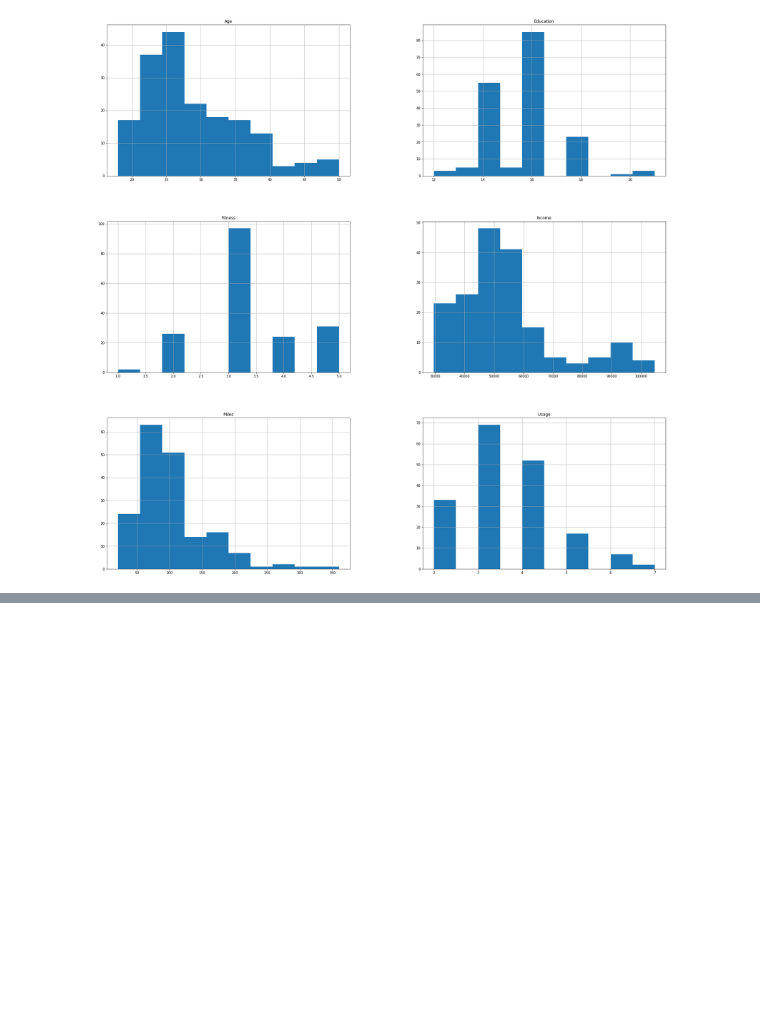
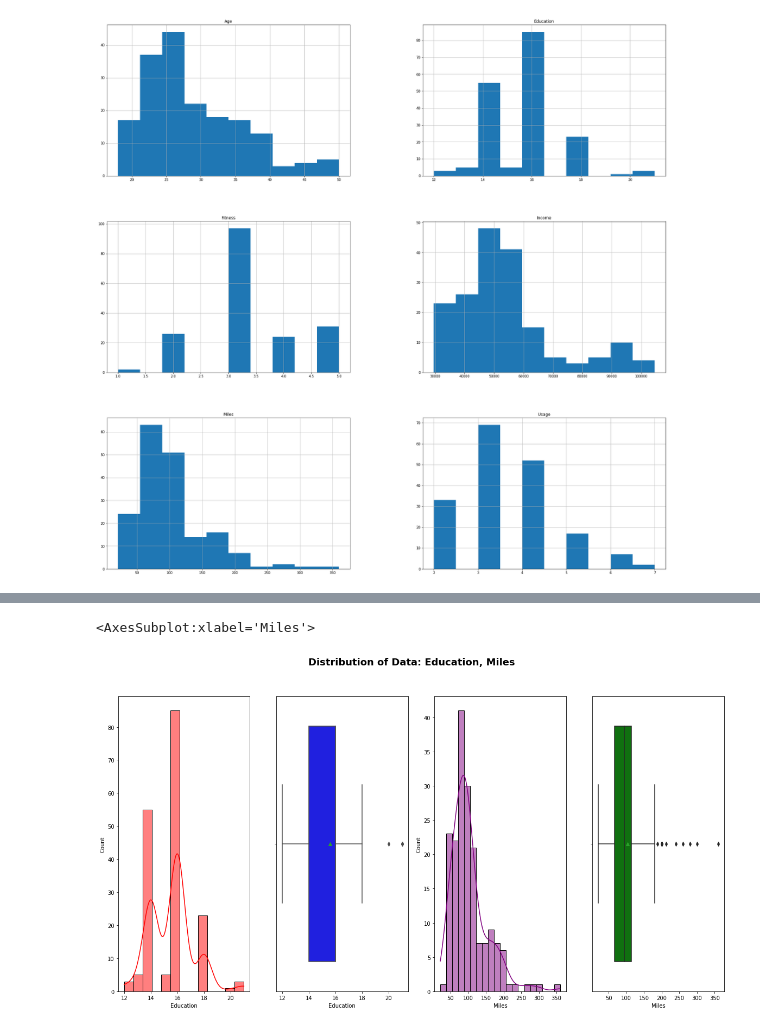
Before and after one commit to sirhomersimpson/pgp-aiml, a Jupyter notebook: fundamentals_aiml/cardio_good_fitness_project.ipynb, the cells around one changed output, grey strips where cells are left out. Drawn from its saved outputs; the diff is of its cells as text; code cells hidden in the pictures; blank space fills up the shorter version.

```diff
--- a/fundamentals_aiml/cardio_good_fitness_project.ipynb
+++ b/fundamentals_aiml/cardio_good_fitness_project.ipynb
@@ -365,0 +423,10 @@ array([[<matplotlib.axes._subplots.AxesSubplot object at 0x...>,
+# %%
+fig, axes =plt.subplots(1,4,figsize=(20, 10))
+fig.suptitle("Distribution of Data: "+ 'Education, Miles'  , fontsize=18, fontweight='bold')
+sns.histplot(data=cardio_dataset, x='Education', kde=True, ax=axes[0], color='red')
+sns.boxplot(data=cardio_dataset, x='Education', showmeans=True, ax=axes[1], color='blue')
+sns.histplot(data=cardio_dataset, x='Miles', kde=True, ax=axes[2], color='purple')
+sns.boxplot(data=cardio_dataset, x='Miles', showmeans=True, ax=axes[3], color='green')
+# %% [output]
+<AxesSubplot:xlabel='Miles'>
+[figure, added]
```
Also changed, not shown: parts of 24 cells of this notebook.
